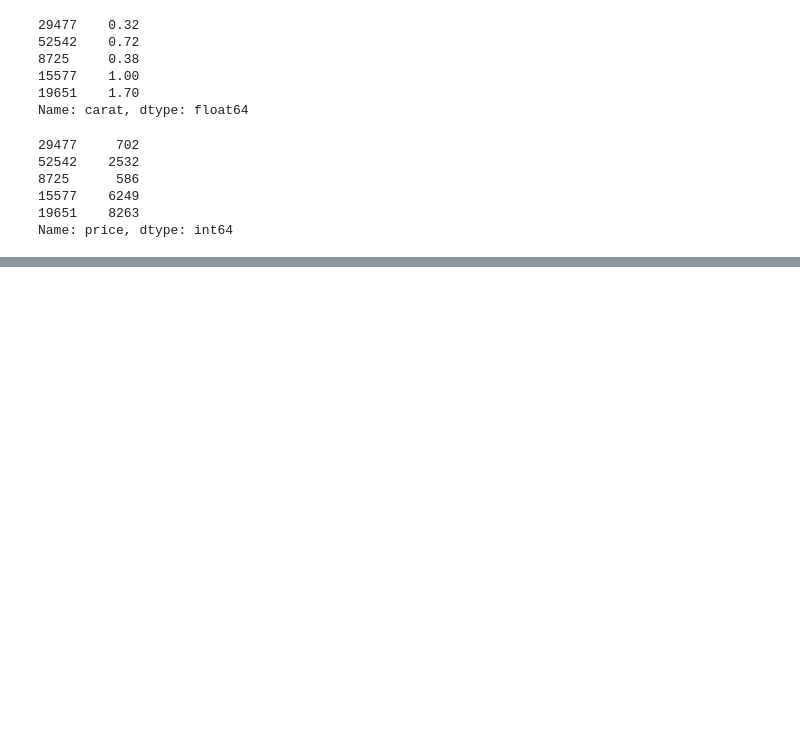
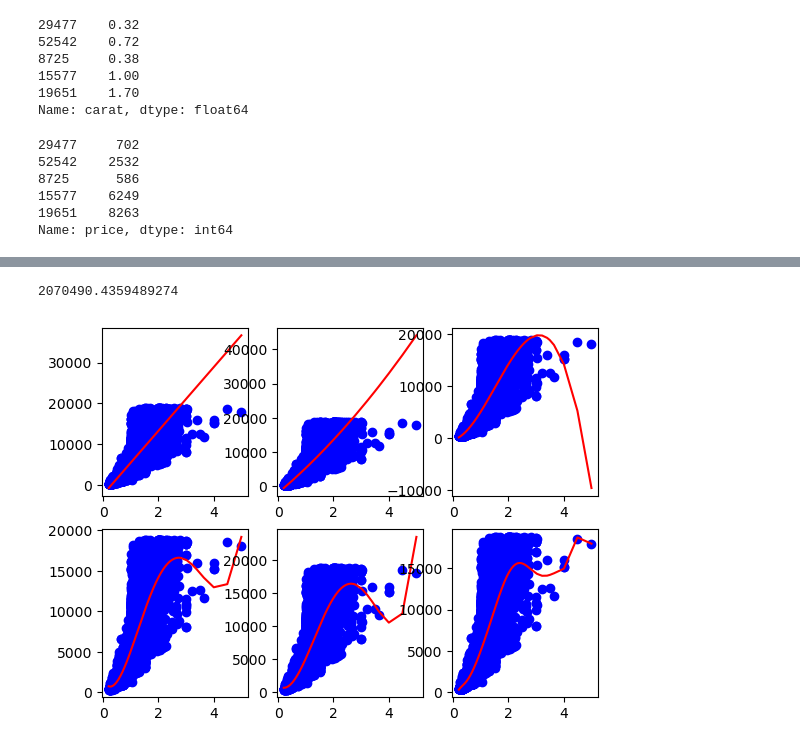
Before and after one commit to mojtabavi/MachineLearning_Projects, a Jupyter notebook: Regressions/Linear_Regression_Hardware.ipynb, the cells around one changed output, grey strips where cells are left out. Saved outputs shown, nothing was run; the diff lists cells and outputs as text; code cells hidden in the pictures; blank space fills up the shorter version.

Commit message:
add linear regression and polynomial regression

```diff
--- a/Regressions/Linear_Regression_Hardware.ipynb
+++ b/Regressions/Linear_Regression_Hardware.ipynb
@@ -176,5 +132,9 @@ from sklearn.metrics import r2_score
 # %%
-X_train, X_test, y_train, y_test = train_test_split(x_set_uni, y_set_uni, train_size = 0.7, test_size = 0.3, random_state = 100)
+# Update problem from multivariate to univariate
+x = df['carat']
+y = df['price']
+
+X_train, X_test, y_train, y_test = train_test_split(x, y, train_size = 0.7, test_size = 0.3, random_state = 100)
 # %%
 # Let's now take a look at the train dataset
 
@@ -242,0 +219,37 @@ plt.show()
+# %%
+y_hat = lr_5d.predict(poly5d_features)
+loss_train = mean_squared_error(y, y_hat)
+print(loss_train)
+# %% [output]
+2070490.4359489274
+# %%
+# Visualising the Linear Regression results
+
+fig, ax = plt.subplots(nrows=2, ncols=3)
+ax[0,0].scatter(x.reshape(-1, 1), y, color='blue')
+ax[0,0].plot(x.reshape(-1, 1), lr.predict(x.reshape(-1, 1)), color='red')
+#ax[0,0].title('Linear Regression')
+#ax[0,0].xlabel('Carat')
+#ax[0,0].ylabel('Price')
+
+ax[0,1].scatter(x.reshape(-1, 1), y, color='blue')
+ax[0,1].plot(x.reshape(-1, 1), lr_2d.predict(poly2d_features), color='red')
+#ax[0,1].title('Polynomial Regression')
+#ax[0,1].xlabel('Carat')
+#ax[0,1].ylabel('Price')
+
+ax[0,2].scatter(x.reshape(-1, 1), y, color='blue')
+ax[0,2].plot(x.reshape(-1, 1), lr_3d.predict(poly3d_features), color='red')
+
+ax[1,0].scatter(x.reshape(-1, 1), y, color='blue')
+ax[1,0].plot(x.reshape(-1, 1), lr_4d.predict(poly4d_features), color='red')
+
+ax[1,1].scatter(x.reshape(-1, 1), y, color='blue')
+ax[1,1].plot(x.reshape(-1, 1), lr_5d.predict(poly5d_features), color='red')
+
+ax[1,2].scatter(x.reshape(-1, 1), y, color='blue')
+ax[1,2].plot(x.reshape(-1, 1), lr_10d.predict(poly10d_features), color='red')
+
+plt.show()
+# %% [output]
+[figure, added]
```
Also changed, not shown: parts of 33 cells of this notebook, 1 other file.
